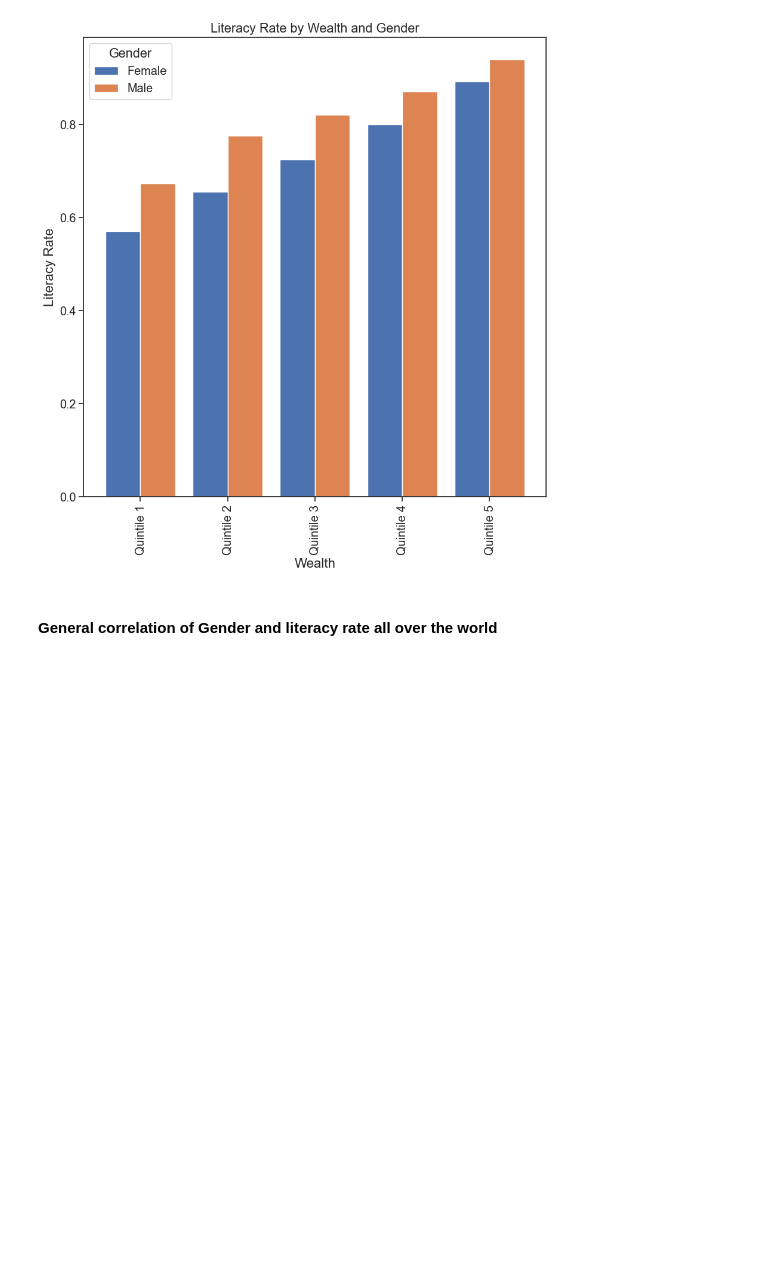
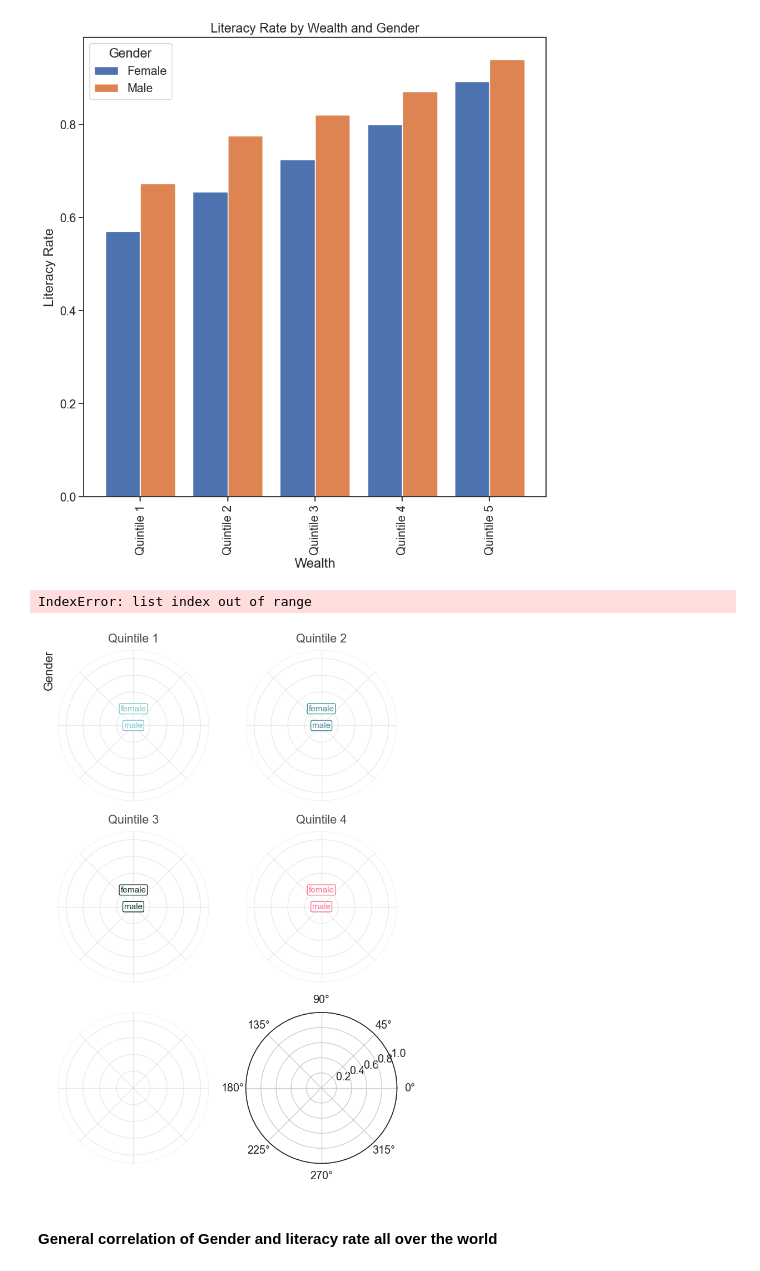
Before and after one commit to ubco-W2022T2-data301/project-group-group18, a Jupyter notebook: analysis/analysis3.ipynb, the cells around one changed output. Drawn from its saved outputs; the diff is of its cells as text; code cells hidden in the pictures; blank space fills up the shorter version.

```diff
--- a/analysis/analysis3.ipynb
+++ b/analysis/analysis3.ipynb
@@ -158,3 +158,7 @@ sns.barplot(x=b['literacy_1524_m'],hue=b['Sex'], y=b['Wealth'],palette='mako').s
 [figure]
 # %% [markdown]
 Looking at this bar chart which contains the mean literacy rate of concerning certain wealth levels and a particular gender, there are some changes but not that significant meaning that wealth has no significant effect on a particular gender's literacy rate. Looking at all these quintiles which range from poorest to richest, the noticeable trend is that the females have a lower literac rate.
+# %%
+pivot = data.pivot_table(index="Wealth", columns="Sex", values="literacy_1524_m").reset_index()
+pivot
+# d = pivot[pivot[0] == quintile]
@@ -161,6 +172,4 @@ Looking at this bar chart which contains the mean literacy rate of concerning ce
 # %%
-pivot = data.pivot_table(index="Wealth", columns="Sex", values="literacy_1524_m")
-
 # Plot the pivot table as a grouped bar chart
 pivot.plot(kind="bar", width=0.8)
 plt.title("Literacy Rate by Wealth and Gender")
@@ -184,34 +193,83 @@ def style_polar_axis(ax):
     ax.set_frame_on(False)
 
     # Don't use tick labels for radial axis
     ax.set_xticklabels([])
 
     # Set limits for y axis
     ax.set_ylim([0, 4.5])
     # Set ticks for y axis. These determine the grid lines.
     ax.set_yticks([0, 1, 2, 3, 4, 4.5])
     # But don't use tick labels
     ax.set_yticklabels([])
 
     # Set grid with some transparency
     ax.grid(alpha=0.4)
 
     return ax
 
 def add_labels_polar_axis(ax, color):
     # Define the characteristics of the bbox behind the text we add
     bbox_dict = {
         "facecolor": "w", "edgecolor": color, "linewidth": 1,
         "boxstyle": "round", "pad": 0.15
     }
     gender = ["male", "female"]
     # Iterate over types of gender and add the labels
     for idx, gen in enumerate(gender):
         ax.text(
-            0, idx, plastic, color=color, ha="center", va="center",
+            0, idx, gen, color=color, ha="center", va="center",
             fontsize=11, bbox=bbox_dict
         )
     return ax
+def plot_circular(axes):
+    axes_flattened = axes.ravel()
+    wealth = pivot['Wealth']
+
+    # Iterate over wealth quintiles and plots
+    for i, quintile in enumerate(wealth):
+        # Select data for the given quintile
+        d = pivot[pivot['Wealth'] == quintile]
+
+        # Select plot
+        ax = axes_flattened[i]
+
+        # Only for the first panel, add label for vertical axis
+        if i == 0:
+            ax.set_ylabel("Gender", loc="top")
+
+        # Adjust style of the plot
+        ax = style_polar_axis(ax)
+
+        # Multiply the proportion by the 2pi, the complete rotation
+        proportions = d["Male"].values * (2 * np.pi)
+
+        # Positions for the lines on the radial
+        y_pos = np.arange(len(proportions))
+
+        # Construct the line for each type of plastic creating a grid for the x and y values
+        x = np.linspace(0, proportions, num=200)
+        y = np.vstack([y_pos] * 200)
+
+        # Select color
+        color = WEALTH_PALETTES[i]
+
+        # And finally, plot the rounded lines
+        ax.plot(x, y, lw=6, color=color, solid_capstyle="round")
+
+        # Add title
+        ax.set_title(quintile, pad=10, color="0.3")
+
+        # Add labels on top of the lines
+        ax = add_labels_polar_axis(ax, color)
+    return axes
+# Initialize layout
+fig, axes = plt.subplots(3, 2, figsize=(8, 12), subplot_kw={"projection": "polar"})
+
+# Create chart!
+axes = plot_circular(axes)
+# %% [output]
+IndexError: list index out of range
+[figure, added]
 # %% [markdown]
 #### General correlation of Gender and literacy rate all over the world
 # %%
```
Also changed, not shown: parts of 1 cell of this notebook.
